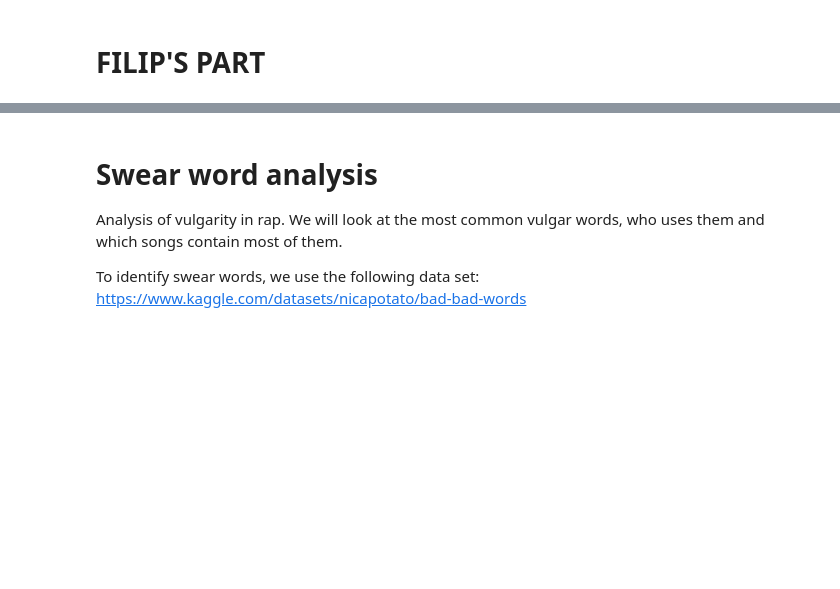
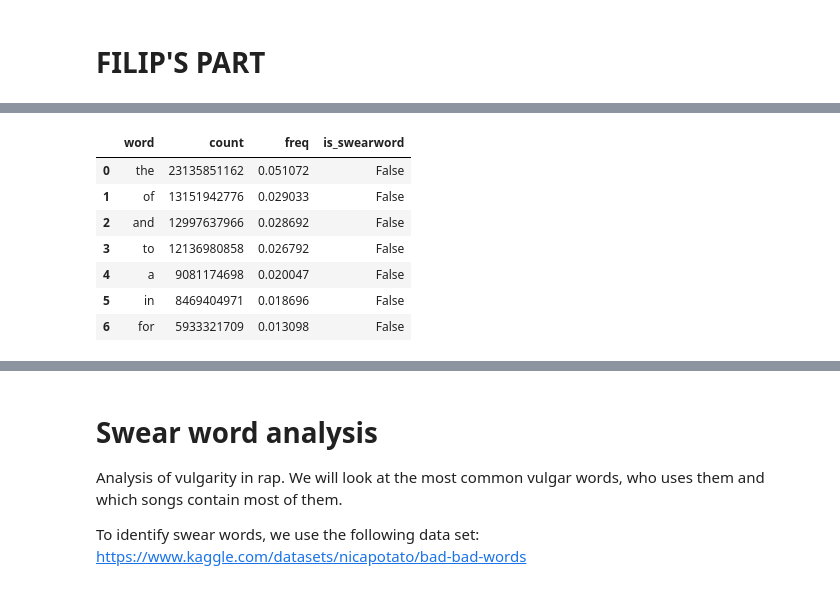
Before and after one commit to frehburg/RapLyricsAnalys, a Jupyter notebook: final_analysis.ipynb, the cells around one changed output, grey strips where cells are left out. Cells and saved outputs as stored; diff of their text form; code cells hidden in the pictures; blank space fills up the shorter version.

```diff
--- a/final_analysis.ipynb
+++ b/final_analysis.ipynb
@@ -359,0 +378,40 @@ It seems like there is a very large difference in the unique word ratio between
+# %%
+def add_frequency(df):
+    # calculate relative frequency: important first calculate frequency, then remove stopwords, otherwise alter distribution
+    N = df['count'].sum()
+    df['freq'] = df['count'] / N
+
+    return df
+
+def censor_swear_words(df):
+    # classify as swearword or not
+    df['is_swearword'] = df['word'].isin(swearwords_data['swearword'])
+
+    # censor swearwords:
+    df.loc[df['is_swearword'], 'word'] = df.loc[df['is_swearword'], 'word'].apply(lambda x: re.sub('[aeiouAEIOU]', '*', x))
+
+    return df
+
+def remove_non_words(df):
+    # remove all words that are not in the english word list from the english words df
+    df = df[df['word'].isin(word_list)]
+    return df
+# %%
+# prep english words
+english_words = remove_non_words(english_words)
+english_words = add_frequency(english_words)
+english_words = censor_swear_words(english_words)
+# prep rap words
+rap_words = add_frequency(rap_words)
+rap_words = censor_swear_words(rap_words)
+# %%
+english_words.sort_values(by='freq', ascending=False).head(n)
+# %% [output]
+|  | word | count | freq | is_swearword |
+| 0 | the | 23135851162 | 0.051072 | False |
+| 1 | of | 13151942776 | 0.029033 | False |
+| 2 | and | 12997637966 | 0.028692 | False |
+| 3 | to | 12136980858 | 0.026792 | False |
+| 4 | a | 9081174698 | 0.020047 | False |
+| 5 | in | 8469404971 | 0.018696 | False |
+| 6 | for | 5933321709 | 0.013098 | False |
```
Also changed, not shown: parts of 13 cells of this notebook, 1 other file.
